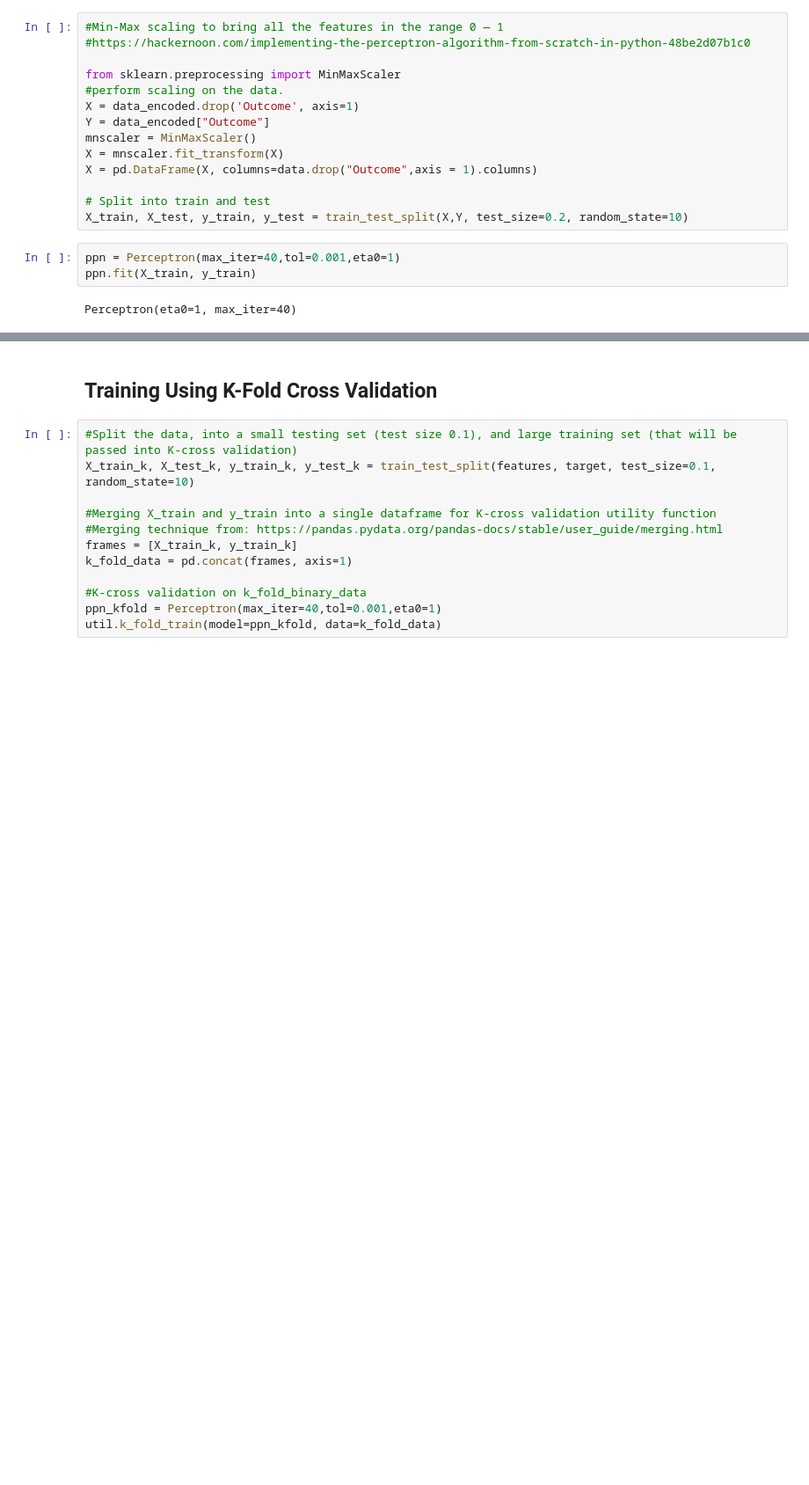
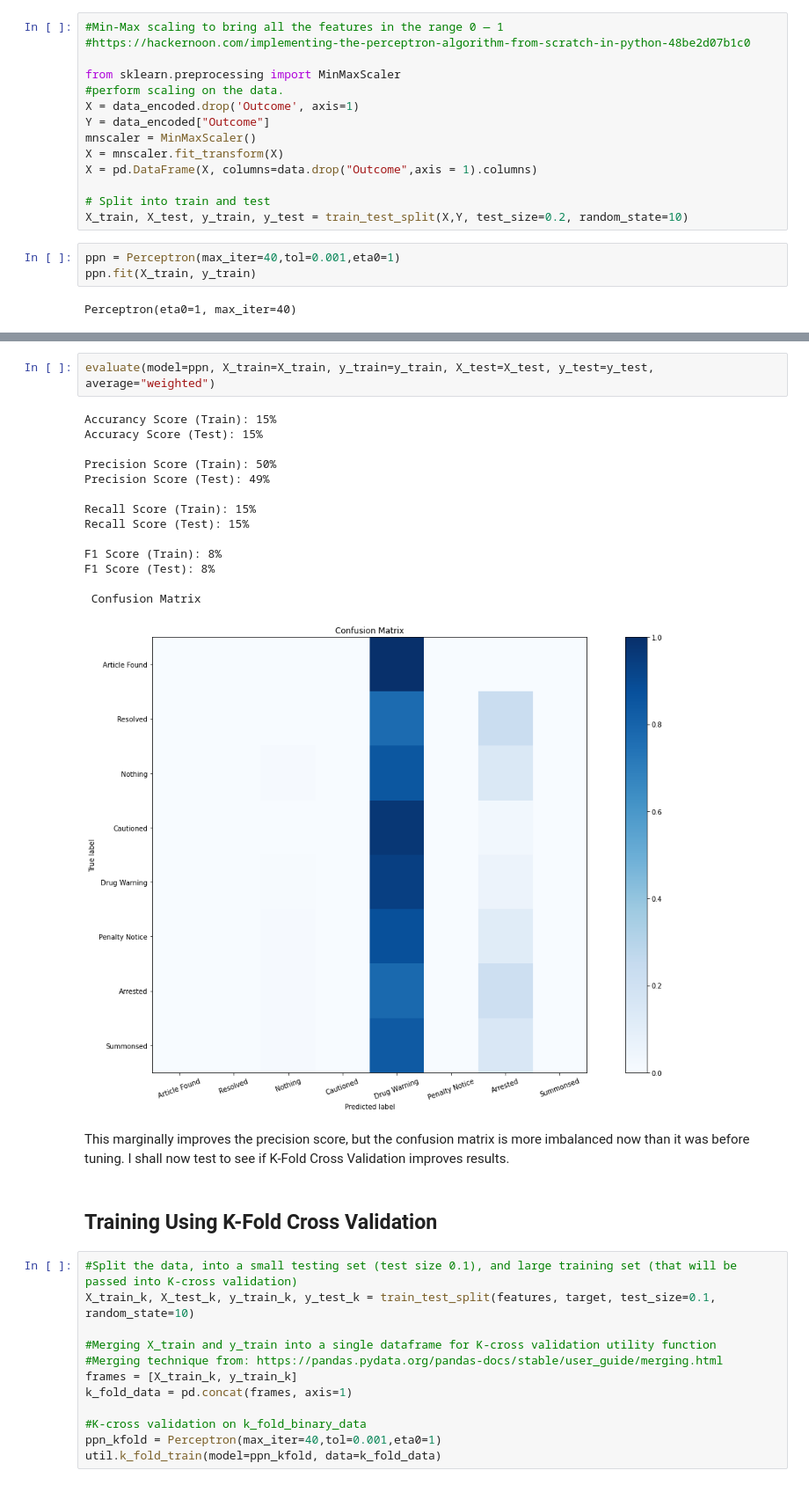
Before and after one commit to MQumairi/intro_to_ai_coursework, a Jupyter notebook: src/Perceptron.ipynb, the cells around one changed output, grey strips where cells are left out. Shown at 88% size. Cells and saved outputs as stored; diff of their text form; blank space fills up the shorter version.

```diff
--- a/src/Perceptron.ipynb
+++ b/src/Perceptron.ipynb
@@ -179,3 +303,22 @@ Preprocessing appears to have made the model much less bias towards predicting D
+# %%
+evaluate(model=ppn, X_train=X_train, y_train=y_train, X_test=X_test, y_test=y_test, average="weighted")
+# %% [output]
+Accurancy Score (Train): 15%
+Accuracy Score (Test): 15%
+
+Precision Score (Train): 50%
+Precision Score (Test): 49%
+
+Recall Score (Train): 15%
+Recall Score (Test): 15%
+
+F1 Score (Train): 8%
+F1 Score (Test): 8%
+
+ Confusion Matrix
+[figure, added]
+# %% [markdown]
+This marginally improves the precision score, but the confusion matrix is more imbalanced now than it was before tuning. I shall now test to see if K-Fold Cross Validation improves results.
 # %% [markdown]
 ## Training Using K-Fold Cross Validation
 # %%
```
Also changed, not shown: parts of 40 cells of this notebook, 1 other file.
